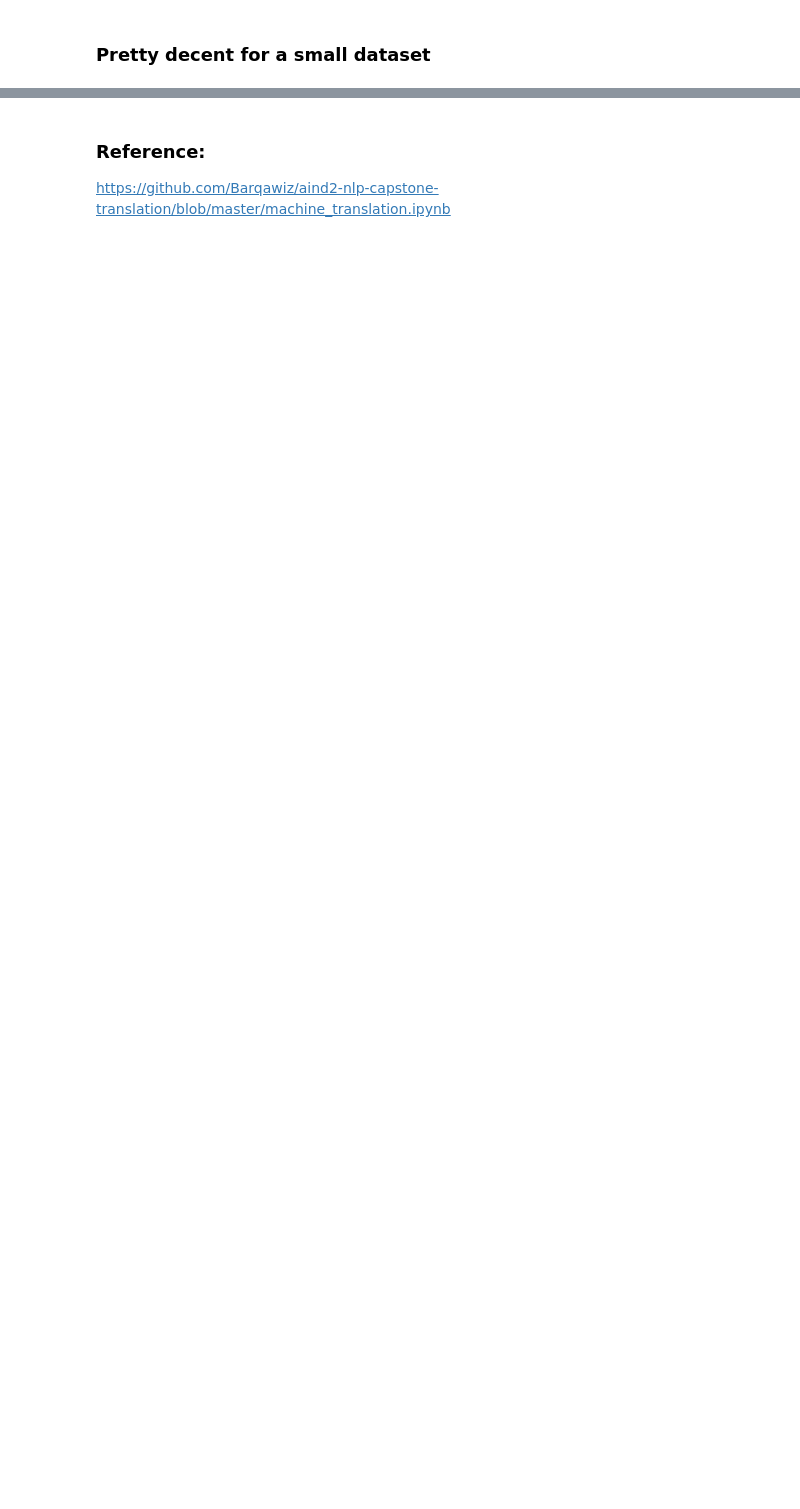
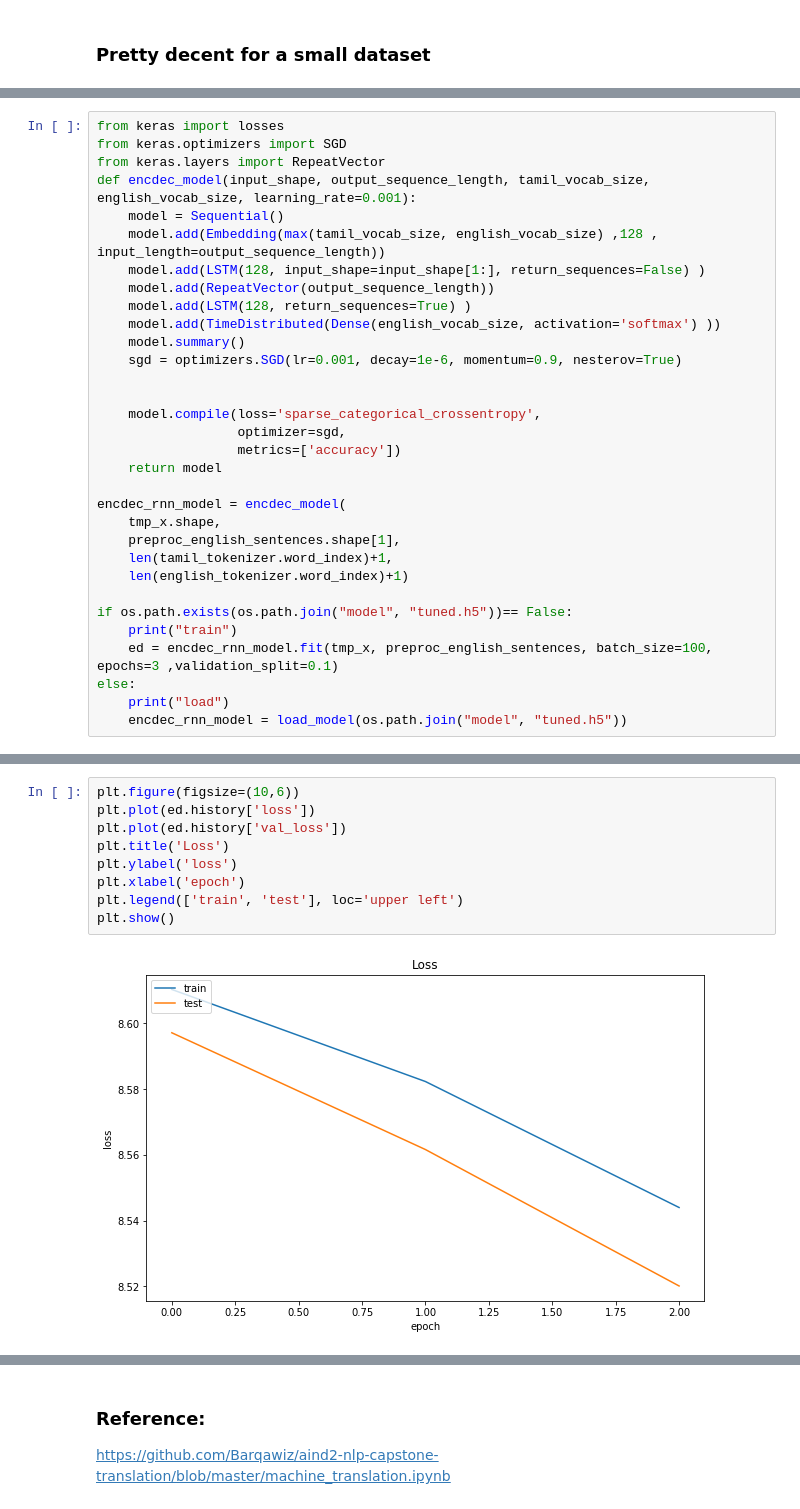
Before and after one commit to Sangarshanan/Neural-Language-Translation, a Jupyter notebook: Neural translation.ipynb, the cells around one changed output, grey strips where cells are left out. Cells and saved outputs as stored; diff of their text form; blank space fills up the shorter version.

```diff
--- a/Neural translation.ipynb
+++ b/Neural translation.ipynb
@@ -367,0 +686,32 @@ the the the the petroleum response response response a a a a a a a a a a the a o
+# %%
+from keras import losses
+from keras.optimizers import SGD
+from keras.layers import RepeatVector
+def encdec_model(input_shape, output_sequence_length, tamil_vocab_size, english_vocab_size, learning_rate=0.001):
+    model = Sequential()
+    model.add(Embedding(max(tamil_vocab_size, english_vocab_size) ,128 , input_length=output_sequence_length))
+    model.add(LSTM(128, input_shape=input_shape[1:], return_sequences=False) )
+    model.add(RepeatVector(output_sequence_length))
+    model.add(LSTM(128, return_sequences=True) )
+    model.add(TimeDistributed(Dense(english_vocab_size, activation='softmax') ))
+    model.summary()
+    sgd = optimizers.SGD(lr=0.001, decay=1e-6, momentum=0.9, nesterov=True)
+
+
+    model.compile(loss='sparse_categorical_crossentropy',
+                  optimizer=sgd,
+                  metrics=['accuracy'])
+    return model
+
+encdec_rnn_model = encdec_model(
+    tmp_x.shape,
+    preproc_english_sentences.shape[1],
+    len(tamil_tokenizer.word_index)+1,
+    len(english_tokenizer.word_index)+1)
+
+if os.path.exists(os.path.join("model", "tuned.h5"))== False:
+    print("train")
+    ed = encdec_rnn_model.fit(tmp_x, preproc_english_sentences, batch_size=100, epochs=3 ,validation_split=0.1)
+else:
+    print("load")
+    encdec_rnn_model = load_model(os.path.join("model", "tuned.h5"))
@@ -367,0 +738,11 @@ the the the the petroleum response response response a a a a a a a a a a the a o
+# %%
+plt.figure(figsize=(10,6))
+plt.plot(ed.history['loss'])
+plt.plot(ed.history['val_loss'])
+plt.title('Loss')
+plt.ylabel('loss')
+plt.xlabel('epoch')
+plt.legend(['train', 'test'], loc='upper left')
+plt.show()
+# %% [output]
+[figure, added]
```
Also changed, not shown: parts of 92 cells of this notebook, 5 other files.
